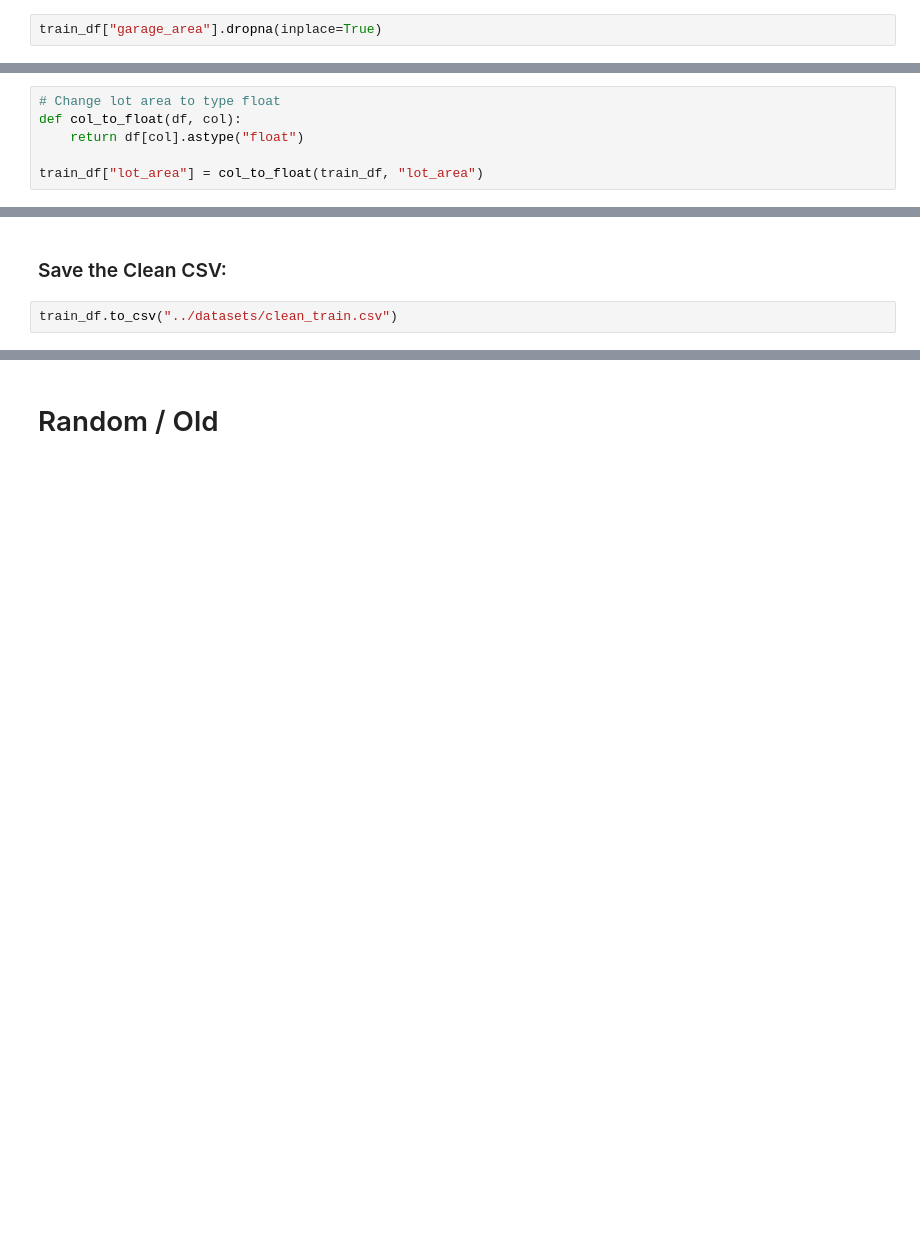
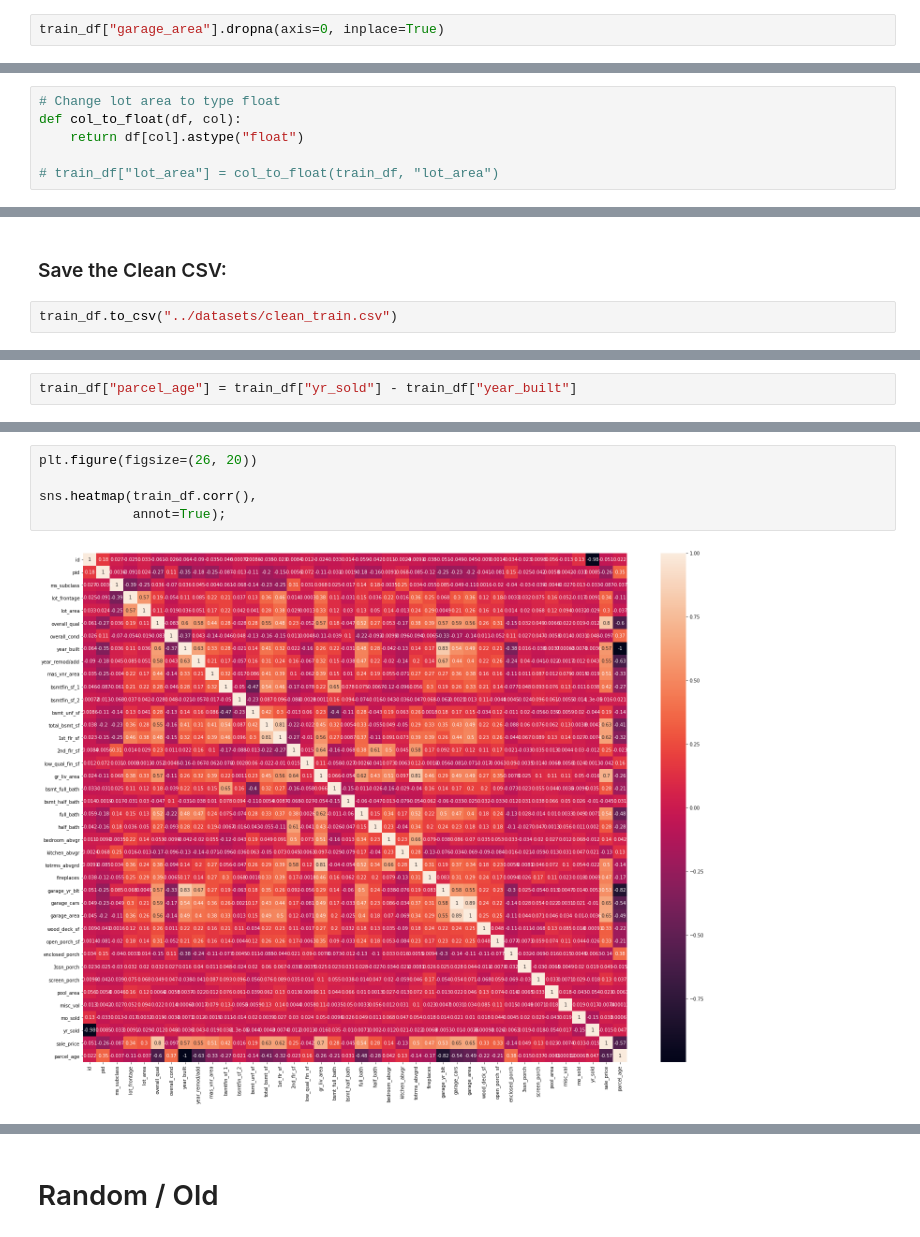
Before and after one commit to patruq/ames-housing, a Jupyter notebook: code/01.1_Train_Data_Cleaning.ipynb, the cells around one changed output, grey strips where cells are left out. Drawn from its saved outputs; the diff is of its cells as text; blank space fills up the shorter version.

```diff
--- a/code/01.1_Train_Data_Cleaning.ipynb
+++ b/code/01.1_Train_Data_Cleaning.ipynb
@@ -251,7 +231,7 @@ array(['NA', 'Pave', 'Grvl'], dtype=object)
 # %% [markdown]
 ***garage cols***
 # %%
-train_df["garage_area"].dropna(inplace=True)
+train_df["garage_area"].dropna(axis=0, inplace=True)
 # %%
 train_df["garage_area"].isna().sum()
 # %% [output]
@@ -292,7 +276,7 @@ train_df["bsmt_half_bath"].dropna(inplace=True)
 def col_to_float(df, col):
     return df[col].astype("float")
 
-train_df["lot_area"] = col_to_float(train_df, "lot_area")
+# train_df["lot_area"] = col_to_float(train_df, "lot_area")
 # %%
 # Change bsmt_full_bath to int, its discrete
 def col_to_int(df, col):
@@ -331 +324,3 @@ train_df.to_csv("../datasets/clean_train.csv")
+# %%
+train_df["parcel_age"] = train_df["yr_sold"] - train_df["year_built"]
 # %%
@@ -340,0 +358,7 @@ train_df.head()
+# %%
+plt.figure(figsize=(26, 20))
+
+sns.heatmap(train_df.corr(),
+            annot=True);
+# %% [output]
+[figure, added]
```
Also changed, not shown: parts of 58 cells of this notebook, 2 other files.
